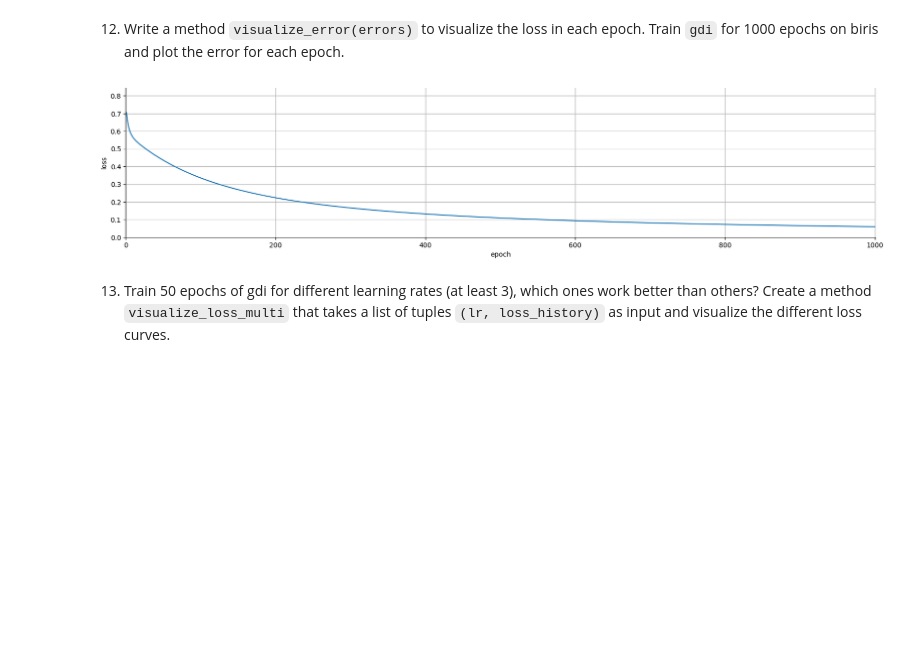
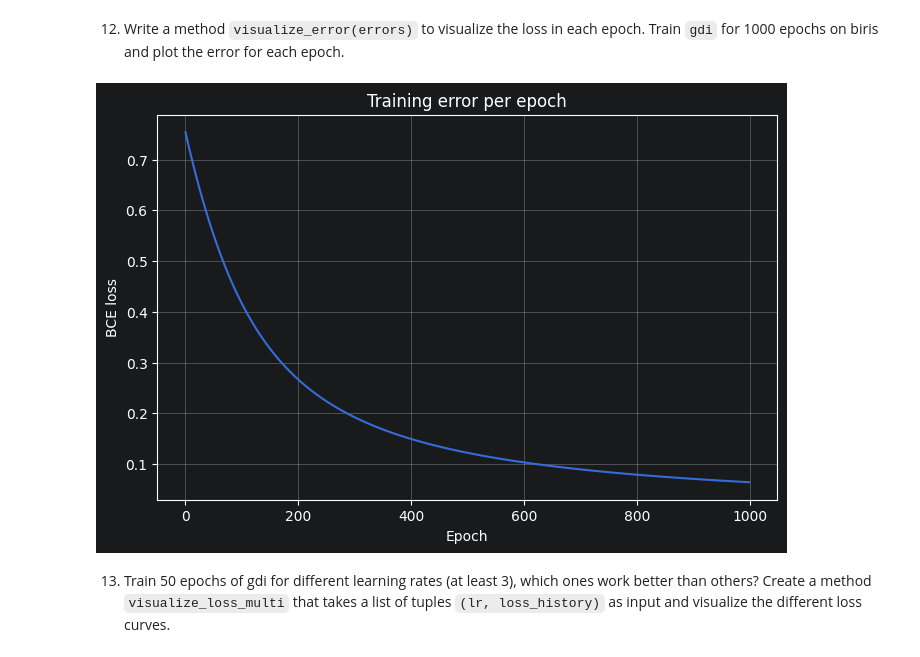
Before and after one commit to seiferla/ml-exercise, a Jupyter notebook: A5_Neural_Networks_PyTorch.ipynb, the cells around one changed output. Cells and saved outputs as stored; diff of their text form; code cells hidden in the pictures; blank space fills up the shorter version.

Commit message:
update A5 notebook: adjust outputs and execution metadata, update torch version to 2.11.0

```diff
--- a/A5_Neural_Networks_PyTorch.ipynb
+++ b/A5_Neural_Networks_PyTorch.ipynb
@@ -324,6 +388,21 @@ tensor(2.7159)
 6. Create a new random weight tensor ``w``, but this time enable ``requires_grad``. For the given ``biris_X``, ``biris_y`` and the random weigths ``w`` create a combined loss function $L(X, y, w)$, similar to $f(U,V)$ earlier. Call ``backward()`` on this method instance and print partial derivative $L'_w(X, Y, w) = $ ``w.grad``.
 # %%
 # TODO: Implement
+
+# requires_grad - merke dir alle rechenoperationnen
+w = torch.randn(biris_X.shape[1], requires_grad=True)
+
+# verkettet modell + loss
+def L(X, y, w):
+    return bce(y, logistic(w, X))
+
+
+loss = L(biris_X, biris_y, w)
+# macht backpropagation
+loss.backward()
+
+# zeigt für jedes Gewicht in welche Richtung der Loss am stärksten steigt
+print(w.grad)
 # %% [output]
 tensor([2.0322, 0.5714, 2.4096, 0.9093])
 # %% [markdown]
@@ -378,14 +484,41 @@ y_pred_gd: tensor(1.)
 # %%
 def gdi(modelfunc, lossfunc, X, y, w0, alpha, max_epochs=500):
     # TODO: Implement
+    # klonen startwert, verändern wo nicht
+    w = w0.clone().detach().requires_grad_()
+    w_history = []
+    l_history = []
+    # pred -> loss -> save -> backward -> gewichte anpassen
+    for k in range(max_epochs):
+        pred = modelfunc(w, X)
+        loss = lossfunc(y, pred)
+        l_history.append(loss.item())
+        loss.backward()
+        w = (w - alpha * w.grad).detach().requires_grad_()
+        w_history.append(w.detach().clone())
 
     return w_history, l_history
 # %% [markdown]
 12. Write a method ``visualize_error(errors)`` to visualize the loss in each epoch. Train ``gdi`` for 1000 epochs on biris and plot the error for each epoch.
 # %%
 # TODO: Implement
+
+def visualize_error(errors):
+    plt.figure(figsize=(8, 5))
+    plt.plot(errors)
+    plt.xlabel("Epoch")
+    plt.ylabel("BCE loss")
+    plt.title("Training error per epoch")
+    plt.grid(True)
+    return plt.show()
+
+visualize_loss = visualize_error
+
+w0 = torch.randn(biris_X.shape[1])
+_, l_history = gdi(logistic, bce, biris_X, biris_y, w0, alpha=0.01, max_epochs=1000)
+visualize_error(l_history)
 # %% [output]
-[figure, old version]
+[figure, new version]
 # %% [markdown]
 13. Train 50 epochs of gdi for different learning rates (at least 3), which ones work better than others? Create a method ``visualize_loss_multi`` that takes a list of tuples ``(lr, loss_history)`` as input and visualize the different loss curves.
 # %%
```
Also changed, not shown: parts of 29 cells of this notebook.
